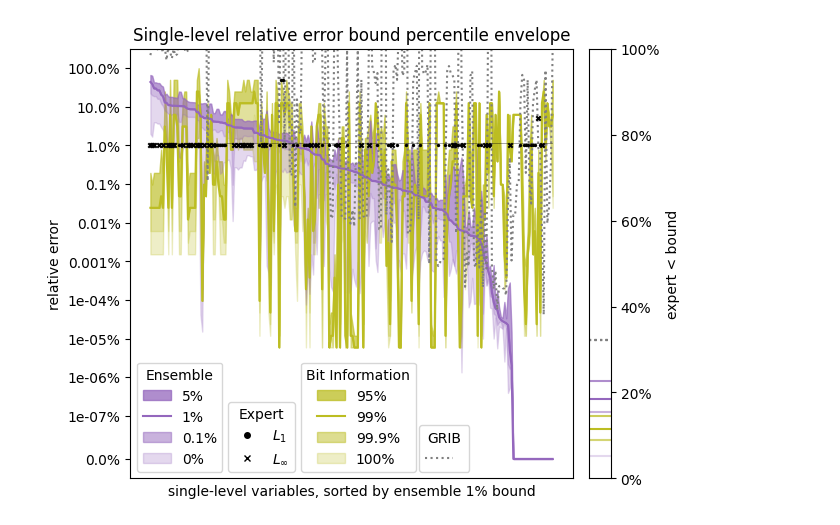
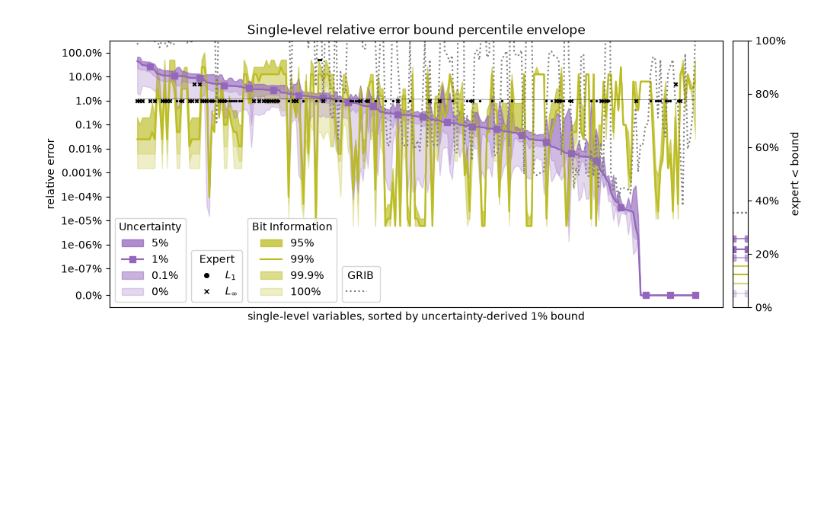
Before and after one commit to juntyr/era5-ensemble-compression-tolerance, a Jupyter notebook: quantile-plots.ipynb, the cells around one changed output. Saved outputs shown, nothing was run; the diff lists cells and outputs as text; code cells hidden in the pictures; blank space fills up the shorter version.

```diff
--- a/quantile-plots.ipynb
+++ b/quantile-plots.ipynb
@@ -253,15 +249,15 @@ for key in single_range:
     assert isinstance(requirement, MaxPointwiseRangeRelativeErrorBoundRequirement)
     single_grib[key] = requirement.value
 # %%
-with Path("recommendations", "ensemble-spread.yaml").open("r") as f:
-    ensemble_recommendations = Recommendations.load(f)
+with Path("recommendations", "uncertainty.yaml").open("r") as f:
+    uncertainty_recommendations = Recommendations.load(f)
 # %%
-single_ensemble = {}
+single_uncertainty = {}
 for key in single_range:
     percentile = [0.0, 0.001, 0.01, 0.05]
     absolute = []
     for p in percentile:
-        (requirement,) = ensemble_recommendations.search(
+        (requirement,) = uncertainty_recommendations.search(
             markers={
                 "cf-short-name": key,
                 "level-kind": "single",
@@ -274,7 +270,7 @@ for key in single_range:
         absolute.append(requirement.value)
     relative = []
     for p in percentile:
-        (requirement,) = ensemble_recommendations.search(
+        (requirement,) = uncertainty_recommendations.search(
             markers={
                 "cf-short-name": key,
                 "level-kind": "single",
@@ -287,7 +283,7 @@ for key in single_range:
         relative.append(requirement.value)
     quadratic = []
     for p in percentile:
-        (requirement,) = ensemble_recommendations.search(
+        (requirement,) = uncertainty_recommendations.search(
             markers={
                 "cf-short-name": key,
                 "level-kind": "single",
@@ -298,7 +294,7 @@ for key in single_range:
             repr(requirement)
         )
         quadratic.append(requirement.value)
-    single_ensemble[key] = EnsembleSpreadBounds(
+    single_uncertainty[key] = UncertaintyBounds(
         percentile=percentile, absolute=absolute, relative=relative, quadratic=quadratic
     )
 # %%
@@ -730,7 +736,7 @@ observations = (
                 0.0
                 if single_range[v].max == single_range[v].min
                 else (
-                    single_ensemble[v].absolute[i]
+                    single_uncertainty[v].absolute[i]
                     / (single_range[v].max - single_range[v].min)
                 )
             )
@@ -780,7 +786,7 @@ ax.set_xticklabels(
         r"$_{99.9\%}$",
         r"$_{99\%}$",
         r"$_{95\%}$",
-        r"En$_{0\%}$",
+        r"Un$_{0\%}$",
         r"$_{0.1\%}$",
         r"$_{1\%}$",
         r"$_{5\%}$",
@@ -796,7 +802,7 @@ ax.set_yticklabels(
         r"$_{99.9\%}$",
         r"$_{99\%}$",
         r"$_{95\%}$",
-        r"En$_{0\%}$",
+        r"Un$_{0\%}$",
         r"$_{0.1\%}$",
         r"$_{1\%}$",
         r"$_{5\%}$",
@@ -812,12 +818,17 @@ fig.savefig(plots / "single-absolute-rank.pdf")
 # %%
 fig, (ax, axr) = plt.subplots(
-    1, 2, width_ratios=[20, 1], gridspec_kw={"wspace": 0.05}, layout="constrained"
+    1,
+    2,
+    figsize=(10, 4),
+    width_ratios=[40, 1],
+    gridspec_kw={"wspace": 0.025},
+    layout="constrained",
 )
 
 ax.set_title("Single-level relative error bound percentile envelope")
 ax.set_ylabel("relative error")
 
-scores = {v: e.relative[2] for v, e in single_ensemble.items()}
+scores = {v: e.relative[2] for v, e in single_uncertainty.items()}
 v_sorted = sorted(scores.keys(), key=lambda k: scores[k], reverse=True)
 
 expert_xs = []
@@ -886,27 +897,31 @@ ax.fill_between(
 
 ax.fill_between(
     range(len(v_sorted)),
-    [single_ensemble[v].relative[0] for v in v_sorted],
-    [single_ensemble[v].relative[2] for v in v_sorted],
+    [single_uncertainty[v].relative[0] for v in v_sorted],
+    [single_uncertainty[v].relative[2] for v in v_sorted],
     alpha=0.25,
     color="tab:purple",
     label="0%",
 )
 ax.fill_between(
     range(len(v_sorted)),
-    [single_ensemble[v].relative[1] for v in v_sorted],
-    [single_ensemble[v].relative[2] for v in v_sorted],
+    [single_uncertainty[v].relative[1] for v in v_sorted],
+    [single_uncertainty[v].relative[2] for v in v_sorted],
     alpha=0.25,
     color="tab:purple",
     label="0.1%",
 )
 ax.plot(
-    [single_ensemble[v].relative[2] for v in v_sorted], color="tab:purple", label="1%"
+    [single_uncertainty[v].relative[2] for v in v_sorted],
+    color="tab:purple",
+    marker="s",
+    markevery=(5, 10),
+    label="1%",
 )
 ax.fill_between(
     range(len(v_sorted)),
-    [single_ensemble[v].relative[3] for v in v_sorted],
-    [single_ensemble[v].relative[2] for v in v_sorted],
+    [single_uncertainty[v].relative[3] for v in v_sorted],
+    [single_uncertainty[v].relative[2] for v in v_sorted],
     alpha=0.66,
     color="tab:purple",
     label="5%",
@@ -932,13 +947,13 @@ ax.set_ylim(*ylim)
 l1 = ax.legend(
     handles=[
         mpl.patches.Patch(color="tab:purple", alpha=0.75, label="5%"),
-        mpl.lines.Line2D([0], [0], color="tab:purple", label="1%"),
+        mpl.lines.Line2D([0], [0], color="tab:purple", marker="s", label="1%"),
         mpl.patches.Patch(color="tab:purple", alpha=0.5, label="0.1%"),
         mpl.patches.Patch(color="tab:purple", alpha=0.25, label="0%"),
     ],
     ncol=1,
     loc="lower left",
-    title="Ensemble",
+    title="Uncertainty",
 )
 l2 = ax.legend(
     handles=[
@@ -965,7 +980,7 @@ l2 = ax.legend(
     ],
     ncol=1,
     loc="lower left",
-    bbox_to_anchor=(0.205, 0, 1, 1),
+    bbox_to_anchor=(0.125, 0, 1, 1),
     title="Expert",
 )
 l3 = ax.legend(
@@ -977,7 +992,7 @@ l3 = ax.legend(
     ],
     ncol=1,
     loc="lower left",
-    bbox_to_anchor=(0.37, 0, 1, 1),
+    bbox_to_anchor=(0.217, 0, 1, 1),
     title="Bit Information",
 )
 ax.legend(
@@ -986,7 +1001,7 @@ ax.legend(
     ],
     ncol=1,
     loc="lower left",
-    bbox_to_anchor=(0.6375, 0, 1, 1),
+    bbox_to_anchor=(0.37, 0, 1, 1),
     title="GRIB",
 )
 ax.add_artist(l1)
@@ -994,7 +1009,7 @@ ax.add_artist(l2)
 ax.add_artist(l3)
 
 ax.set_xticks([])
-ax.set_xlabel("single-level variables, sorted by ensemble 1% bound")
+ax.set_xlabel("single-level variables, sorted by uncertainty-derived 1% bound")
 ax.yaxis.set_major_formatter(
     mtick.FuncFormatter(
         lambda x, pos=None: (
@@ -1009,39 +1024,42 @@ axr.set_xticks([])
 axr.yaxis.tick_right()
 axr.yaxis.set_label_position("right")
 axr.set_ylabel("expert < bound")
 axr.yaxis.set_major_formatter(mtick.PercentFormatter(1))
 axr.set_ylim(0, 1)
 
-for i, p in enumerate(single_ensemble["u10"].percentile):
+for i, p in enumerate(single_uncertainty["u10"].percentile):
     count = 0
     for v, single_expert_v in single_expert.items():
-        count += single_expert_v.relative_value < single_ensemble[v].relative[i]
+        count += single_expert_v.relative_value < single_uncertainty[v].relative[i]
     axr.axhline(
-        count / len(single_expert), c="tab:purple", alpha=[0.25, 0.5, 1.0, 0.75][i]
+        count / len(single_expert),
+        c="tab:purple",
+        alpha=[0.25, 0.5, 1.0, 0.75][i],
+        marker="s",
     )
 
-for i, p in enumerate(single_ensemble["u10"].percentile):
+for i, p in enumerate(single_uncertainty["u10"].percentile):
     count = 0
     for v, single_expert_v in single_expert.items():
         count += single_expert_v.relative_value < single_bit_information[v].relative[i]
     axr.axhline(
         count / len(single_expert), c="tab:olive", alpha=[0.25, 0.5, 1.0, 0.75][i]
     )
 
-for i, p in enumerate(single_ensemble["u10"].percentile):
+for i, p in enumerate(single_uncertainty["u10"].percentile):
     count = 0
     for v, single_expert_v in single_expert.items():
         count += single_expert_v.relative_value < (
             single_grib[v]
             * (single_range[v].max - single_range[v].min)
             / single_range[v].min_abs
         )
     axr.axhline(count / len(single_expert), c="tab:gray", ls=":")
 
 plt.show()
 fig.savefig(plots / "single-relative.pdf")
 # %% [output]
-[figure, old version]
+[figure, new version]
 # %%
 observations = (
     [expert_ys]
```
Also changed, not shown: parts of 10 cells of this notebook, 15 other files.
